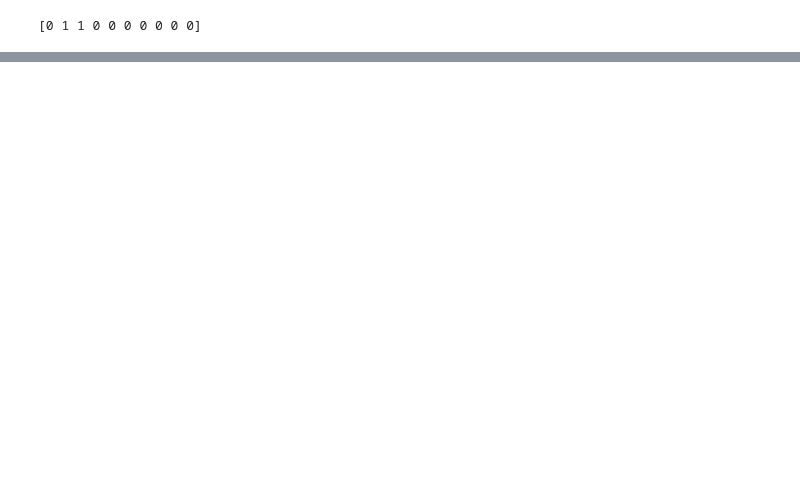
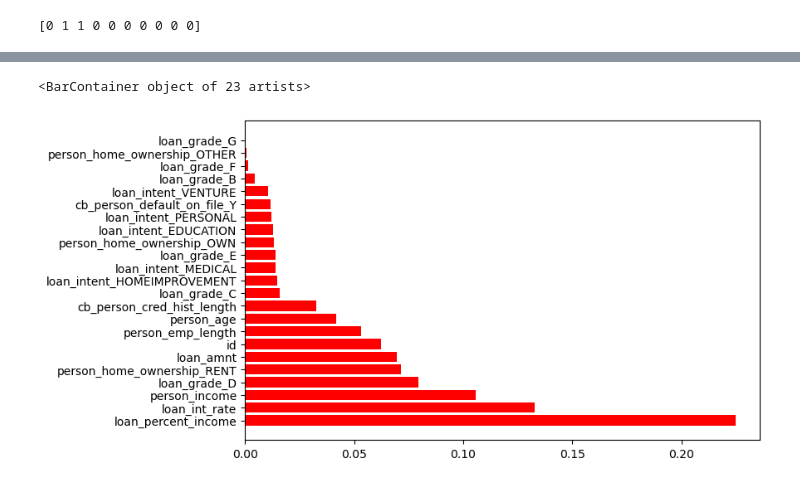
Before and after one commit to Bhargavi0608/Learning_repo, a Jupyter notebook: predictor_2.ipynb, the cells around one changed output, grey strips where cells are left out. Drawn from its saved outputs; the diff is of its cells as text; code cells hidden in the pictures; blank space fills up the shorter version.

```diff
--- a/predictor_2.ipynb
+++ b/predictor_2.ipynb
@@ -44,4 +45,9 @@ print(predictions)
 # %% [output]
 [0 1 1 0 0 0 0 0 0 0]
 # %%
-model.feature_importances_
+importances = model.feature_importances_
+headings = model.feature_names_in_
+
+table = pd.DataFrame({
+    "Feature": headings ,
+    "Importance": importances})
@@ -53,0 +54,3 @@ array([0.0623867 , 0.04180781, 0.10591325, 0.05306495, 0.06946484,
+# %%
+table = table.sort_values(['Importance'], ascending=False)
+table
@@ -53,0 +75,6 @@ array([0.0623867 , 0.04180781, 0.10591325, 0.05306495, 0.06946484,
+# %%
+plt.figure(figsize=(8, 5))
+plt.barh(table["Feature"], table["Importance"] , color = "red")
+# %% [output]
+<BarContainer object of 23 artists>
+[figure, added]
```
Also changed, not shown: parts of 4 cells of this notebook, 9 other files.
